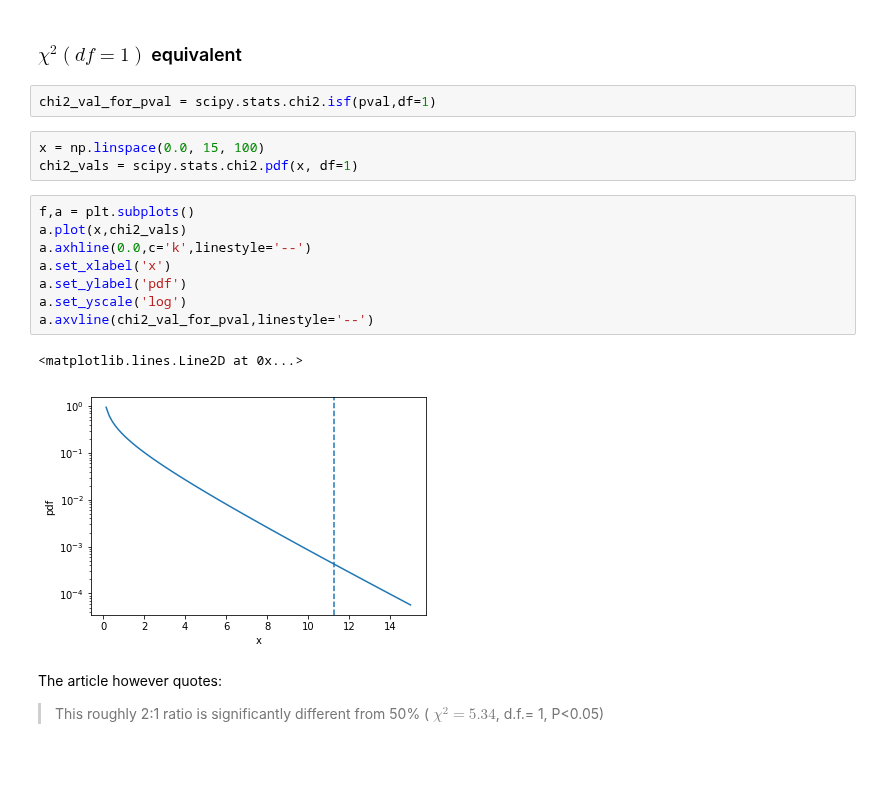
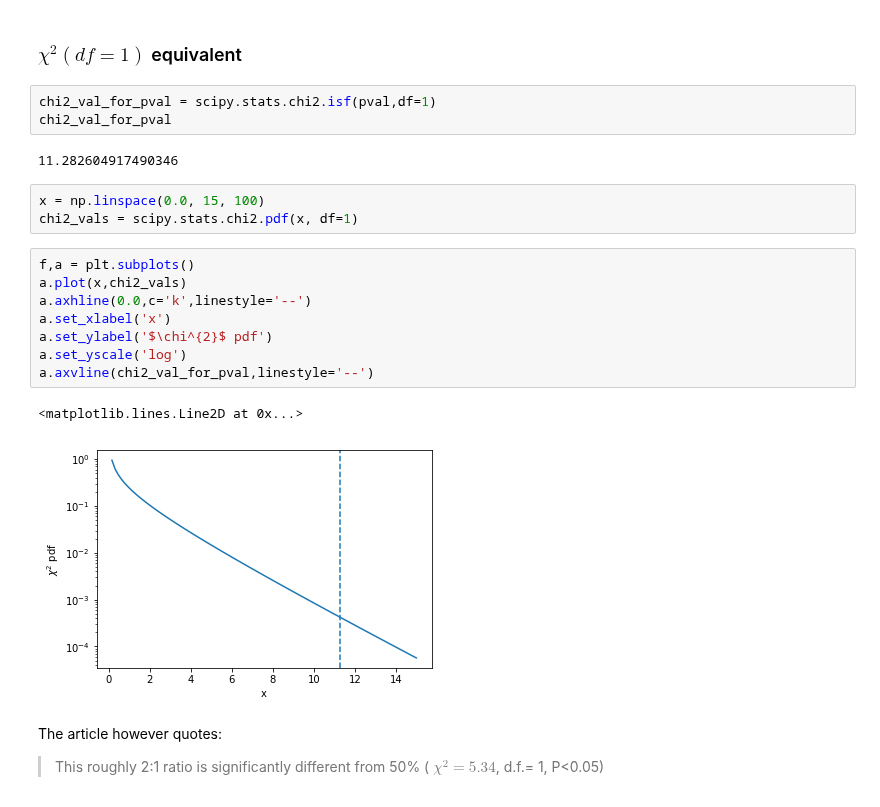
Before and after one commit to denglert/statistics-sandbox, a Jupyter notebook: hypothesis_testing/Head-turning_asymmetry.ipynb, the cells around one changed output. Saved outputs shown, nothing was run; the diff lists cells and outputs as text; blank space fills up the shorter version.

```diff
--- a/hypothesis_testing/Head-turning_asymmetry.ipynb
+++ b/hypothesis_testing/Head-turning_asymmetry.ipynb
@@ -105,20 +105,23 @@ pval
 ### $\chi^{2}(df=1)$ equivalent
 # %%
 chi2_val_for_pval = scipy.stats.chi2.isf(pval,df=1)
+chi2_val_for_pval
+# %% [output]
+11.282604917490346
 # %%
 x = np.linspace(0.0, 15, 100)
 chi2_vals = scipy.stats.chi2.pdf(x, df=1)
 # %%
 f,a = plt.subplots()
 a.plot(x,chi2_vals)
 a.axhline(0.0,c='k',linestyle='--')
 a.set_xlabel('x')
-a.set_ylabel('pdf')
+a.set_ylabel('$\chi^{2}$ pdf')
 a.set_yscale('log')
 a.axvline(chi2_val_for_pval,linestyle='--')
 # %% [output]
 <matplotlib.lines.Line2D at 0x...>
-[figure, old version]
+[figure, new version]
 # %% [markdown]
 The article however quotes:
 > This roughly 2:1 ratio is significantly different from 50% ( $\chi^{2} = 5.34$, d.f.= 1, P<0.05)
```
